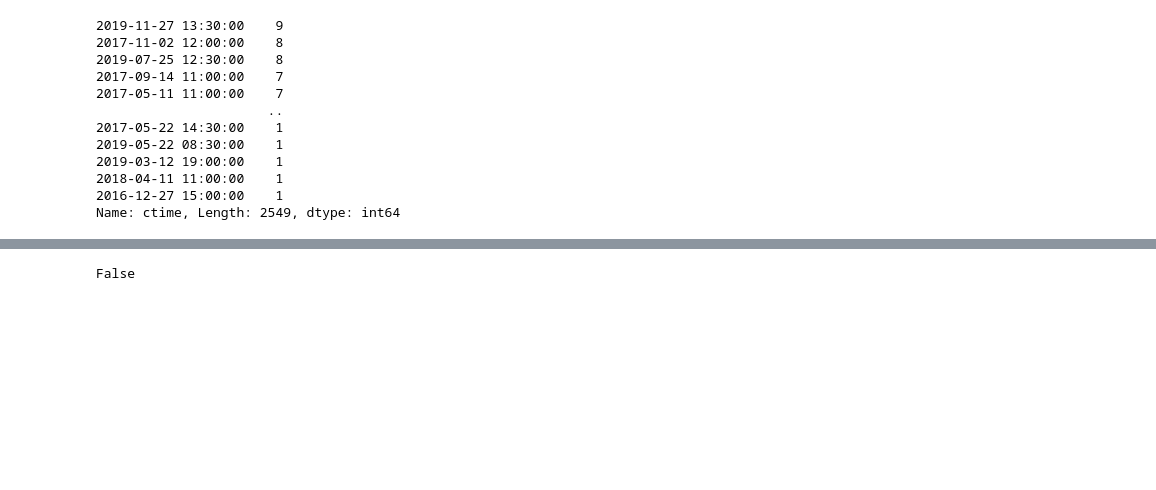
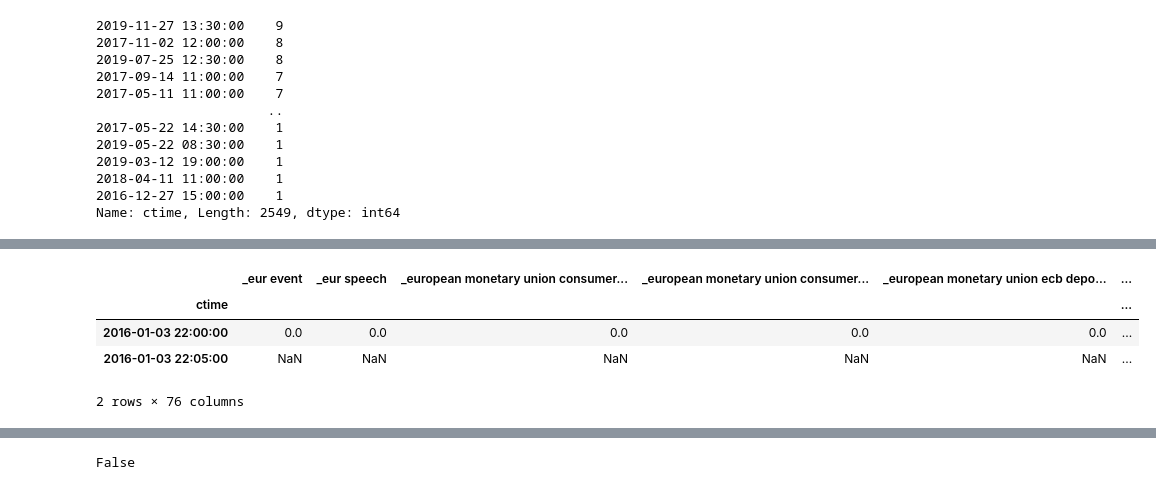
Before and after one commit to sinusgamma/probabilistic_wavenet_fx, a Jupyter notebook: data_merger.ipynb, the cells around one changed output, grey strips where cells are left out. Drawn from its saved outputs; the diff is of its cells as text; code cells hidden in the pictures; blank space fills up the shorter version.

```diff
--- a/data_merger.ipynb
+++ b/data_merger.ipynb
@@ -217,7 +223,7 @@ df_news.columns = pd.MultiIndex.from_product([['raw'], df_news.columns])
 df_news = add_onehotencode_columns(df_news, [('raw','Currency'), ('raw','Event')], ['event_cur', 'event_exist'])
 # %%
 # add the onehotencoded features with NaN
-eho_tops = ['actual_ohe', 'previous_ohe', 'surprise_ohe', 'change_ohe']
+eho_tops = ['actual_ohe', 'previous_ohe', 'surprise_ohe', 'change_ohe', 'after_counter_ohe']
 for eho in eho_tops:
     df_aux = df_news['event_exist'].replace(0, np.nan)
     df_aux.columns = pd.MultiIndex.from_product([[eho], df_aux.columns])
@@ -257,0 +277,7 @@ df_news = df_news.drop(columns=['raw'])
+# %%
+# get the square root of the corrency events
+df_news['event_cur'] = df_news['event_cur']**(1/2)
+print(df_news['event_cur']['_USD'].unique())
+print(df_news['event_cur']['_EUR'].unique())
+print(df_news['event_cur']['_GBP'].unique())
+print(df_news['event_cur']['_JPY'].unique())
@@ -308,0 +371,4 @@ df_full
+# %%
+# lets clip 'after_counter_ohe' and 'existence_ohe' (multiple events of the same currency are represented in the 'event_cur'
+df_full['after_counter_ohe'] = df_full['after_counter_ohe'].clip(0.0,1.0)
+df_full['event_exist'] = df_full['event_exist'].clip(0.0,1.0)
@@ -330,0 +406,11 @@ df_full = df_full.drop(columns='previous_ohe')
+# %%
+# set the first counters to zero
+df_full.loc[df_full.index=='2016-01-03 22:00:00', 'after_counter_ohe'] = 0.0
+# %%
+df_full['after_counter_ohe'].head(2)
+# %% [output]
+|  | _eur event | _eur speech | _european monetary union consumer... | _european monetary union consumer... | _european monetary union ecb depo... | ... |
+| ctime |  |  |  |  |  | ... |
+| 2016-01-03 22:00:00 | 0.0 | 0.0 | 0.0 | 0.0 | 0.0 | ... |
+| 2016-01-03 22:05:00 | NaN | NaN | NaN | NaN | NaN | ... |
+2 rows × 76 columns
```
Also changed, not shown: parts of 21 cells of this notebook, 1 other file.
